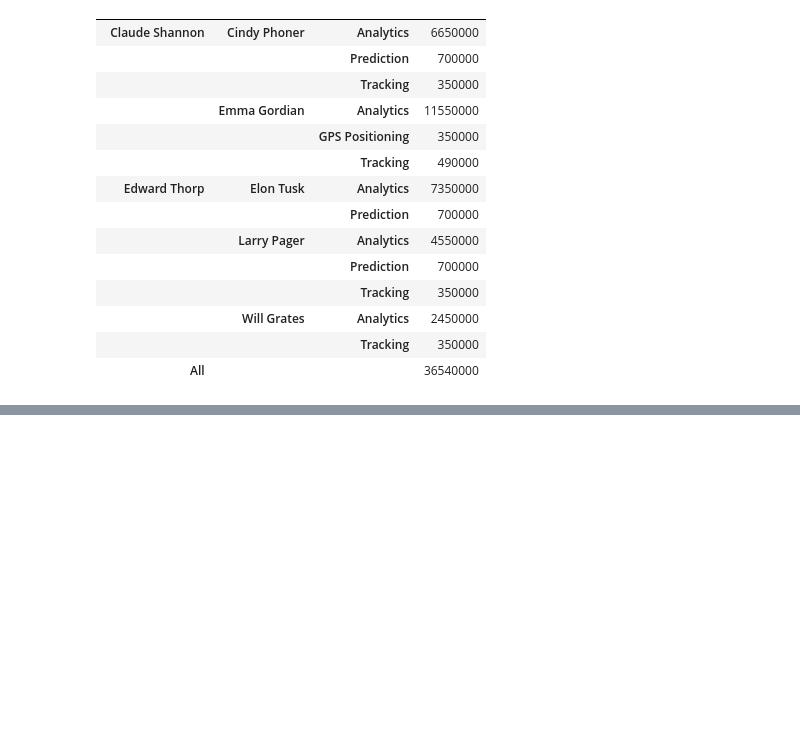
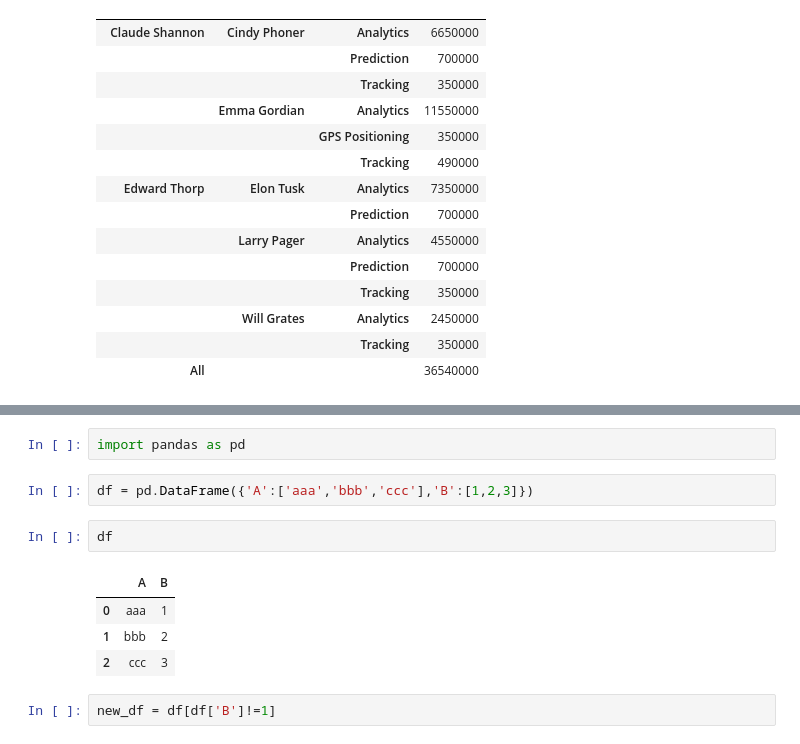
Before and after one commit to luiul/statistics-meets-logistics, a Jupyter notebook: prep-pandas/pandas-merge.ipynb, the cells around one changed output, grey strips where cells are left out. Drawn from its saved outputs; the diff is of its cells as text; blank space fills up the shorter version.

```diff
--- a/prep-pandas/pandas-merge.ipynb
+++ b/prep-pandas/pandas-merge.ipynb
@@ -3240,3 +3264,16 @@ df.groupby(['Account Manager','Contact','Product']).describe().drop(['Account Nu
 |  |  | Tracking | 1.0 | 350000.0 | NaN | 350000.0 | 350000.0 | 350000.0 | 350000.0 | 350000.0 |
 |  | Will Grates | Analytics | 1.0 | 2450000.0 | NaN | 2450000.0 | 2450000.0 | 2450000.0 | 2450000.0 | 2450000.0 |
 |  |  | Tracking | 1.0 | 350000.0 | NaN | 350000.0 | 350000.0 | 350000.0 | 350000.0 | 350000.0 |
+# %%
+import pandas as pd
+# %%
+df = pd.DataFrame({'A':['aaa','bbb','ccc'],'B':[1,2,3]})
+# %%
+df
+# %% [output]
+|  | A | B |
+| 0 | aaa | 1 |
+| 1 | bbb | 2 |
+| 2 | ccc | 3 |
+# %%
+new_df = df[df['B']!=1]
```
Also changed, not shown: parts of 10 cells of this notebook, 18 other files.
